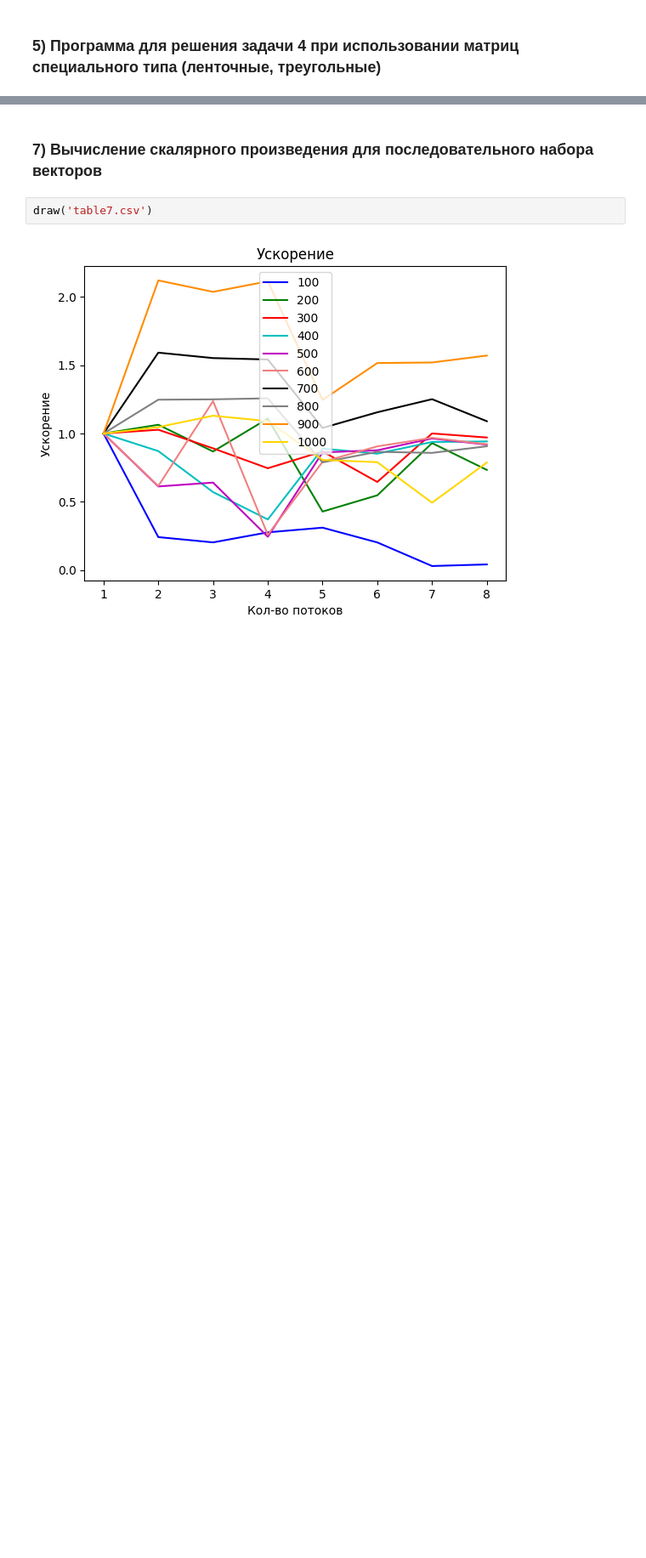
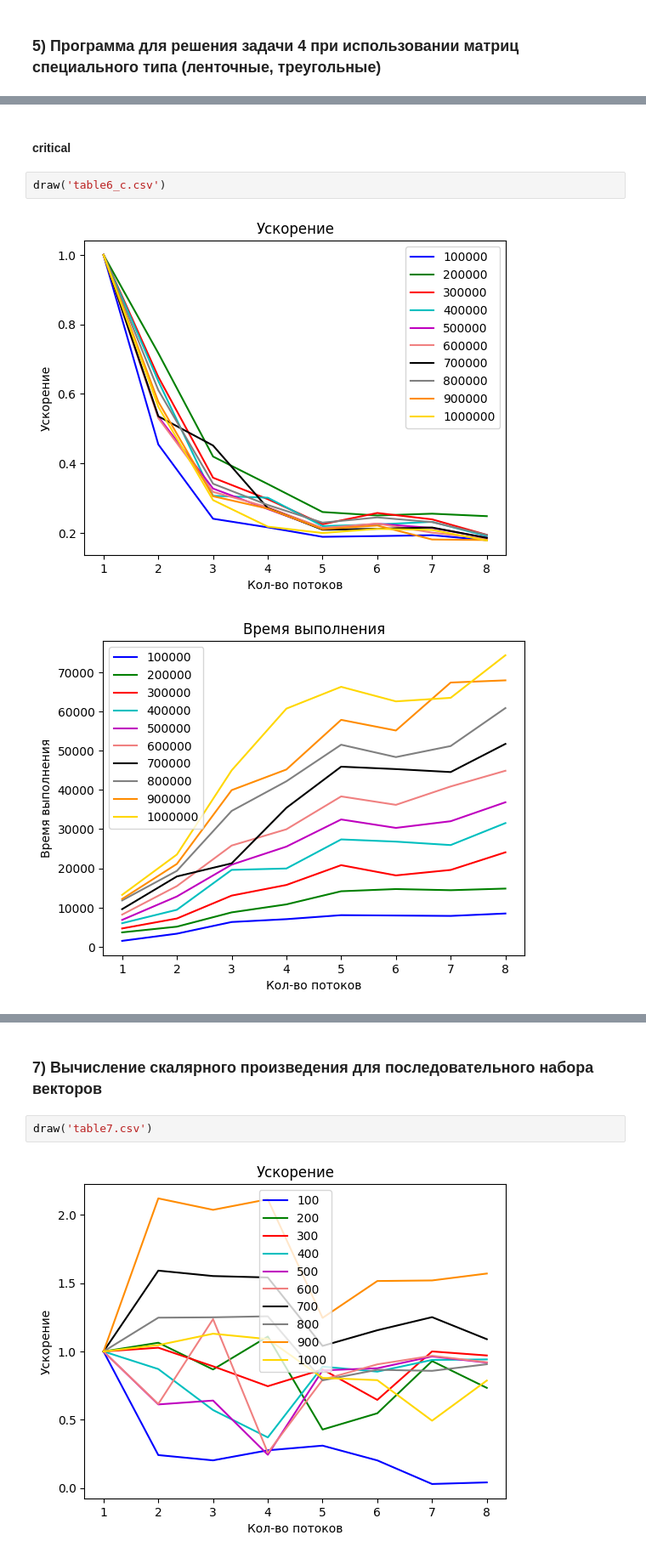
Before and after one commit to 9Neechan/spbu_studies, a Jupyter notebook: supercomputing_basics/parallel_OpenMP/graphics.ipynb, the cells around one changed output, grey strips where cells are left out. Shown at 85% size. Cells and saved outputs as stored; diff of their text form; blank space fills up the shorter version.

```diff
--- a/supercomputing_basics/parallel_OpenMP/graphics.ipynb
+++ b/supercomputing_basics/parallel_OpenMP/graphics.ipynb
@@ -80,0 +108,7 @@ draw('table4.csv')
+# %% [markdown]
+#### critical
+# %%
+draw('table6_c.csv')
+# %% [output]
+[figure, added]
+[figure, added]
```
Also changed, not shown: parts of 7 cells of this notebook, 18 other files.
